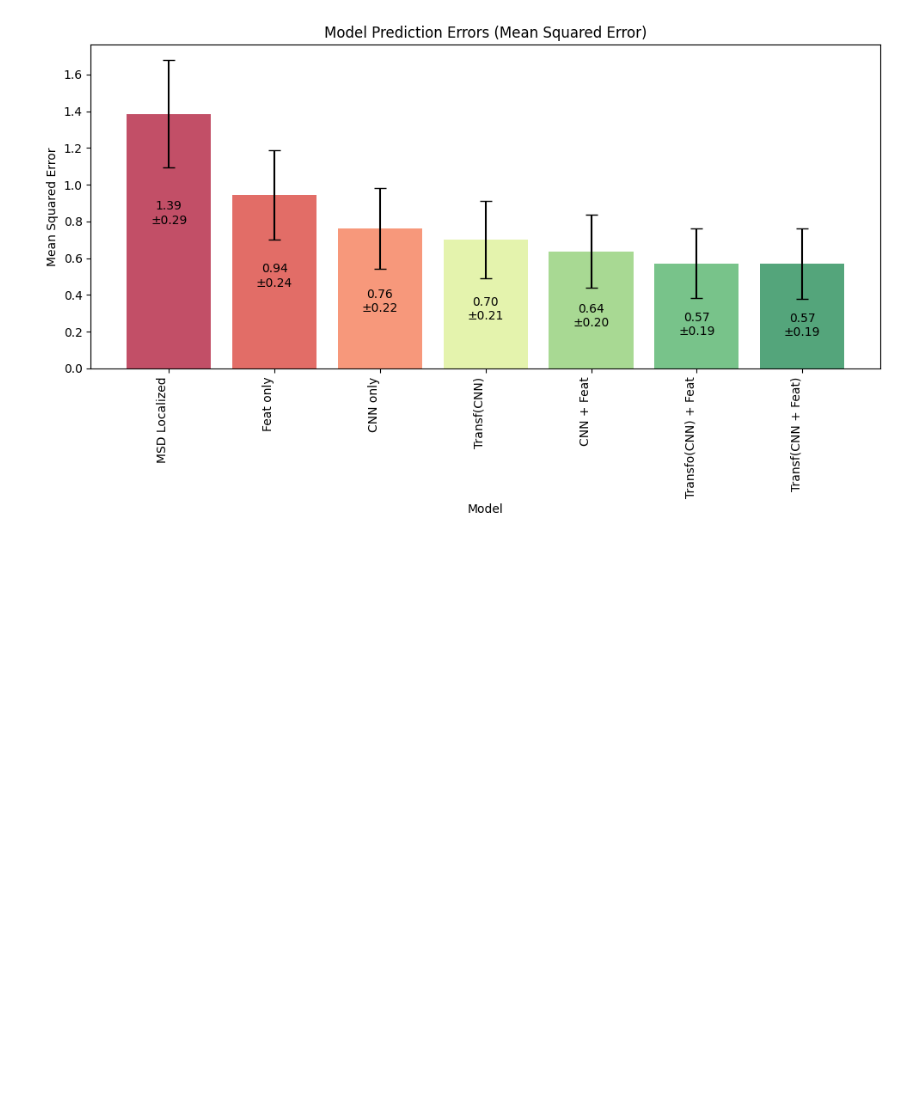
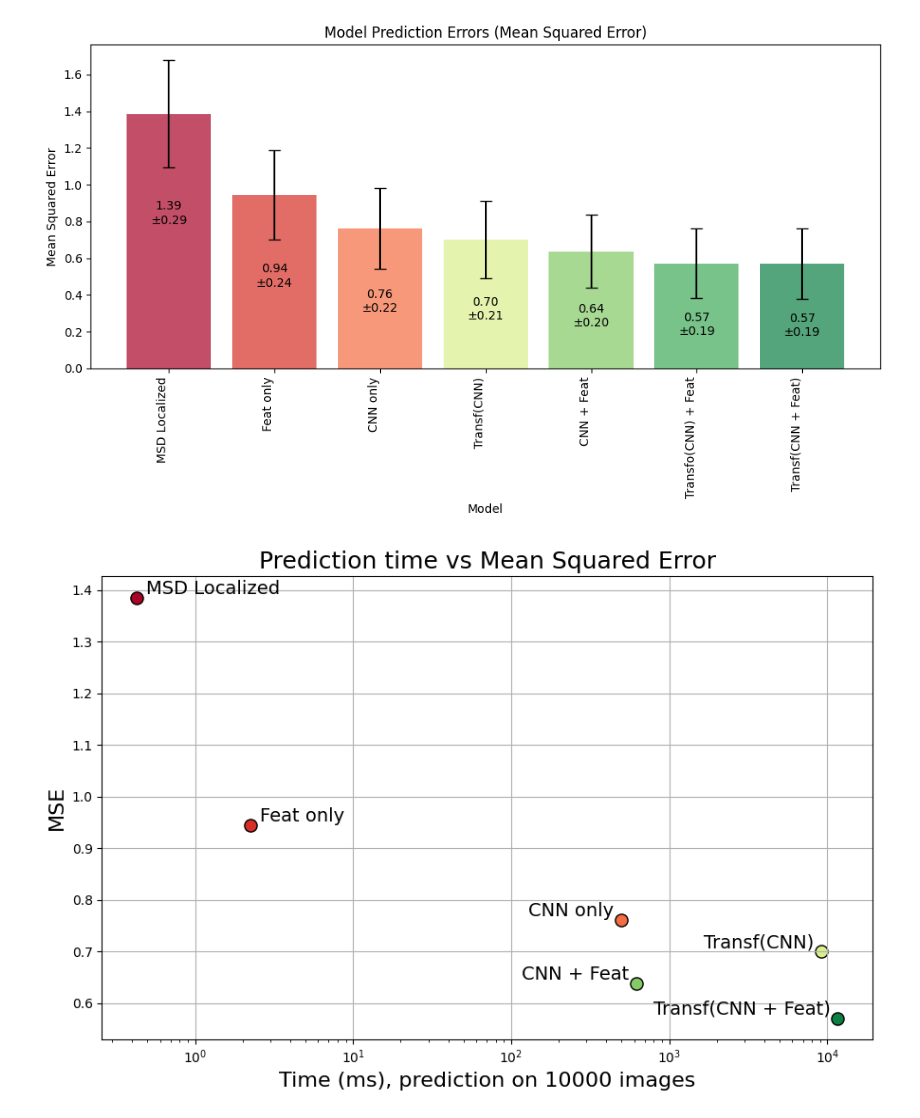
Before and after one commit to Biomedical-Imaging-Group/MolecularDiffusion_MiViT, a Jupyter notebook: poster_plots.ipynb, the cells around one changed output. Saved outputs shown, nothing was run; the diff lists cells and outputs as text; code cells hidden in the pictures; blank space fills up the shorter version.

Commit message:
Last commit before refactor. Framerate results

```diff
--- a/poster_plots.ipynb
+++ b/poster_plots.ipynb
@@ -97,3 +97,66 @@ path = "model_errors.csv"
 plot_model_errors_from_csv(path,colors_dict, results_poster_models)
 # %% [output]
 [figure]
+# %%
+time_dict = {
+    "MSD Localized": (0.429,0.014),
+    "Feat only": (2.24,0.2),
+
+    "Transf(CNN)": (9200,415),
+    "Transf(CNN + Feat)": (11600,135),
+    "CNN only": (496,22),
+    "CNN + Feat": (622,27),
+}
+colors_dict = {'MSD_Perfect': (0.007996924259900048, 0.42260668973471743, 0.22337562475970782, 1.0), 'CNN + Feat Aug': (0.4, 0.7411764705882353, 0.38823529411764707, 1.0), 'Transf(CNN + Feat) Aug': (0.007996924259900048, 0.42260668973471743, 0.22337562475970782, 1.0), 'MSD Localized': (0.6624375240292195, 0.014763552479815456, 0.1493271818531334, 1.0), 'MSD Frame': (0.8008458285274894, 0.14763552479815456, 0.1520953479430988, 1.0), 'Feat only': (0.8392925797770088, 0.18454440599769317, 0.1528642829680892, 1.0), 'CNN only': (0.9568627450980393, 0.42745098039215684, 0.2627450980392157, 1.0), 'CNN only Aug': (0.9914648212226067, 0.677354863514033, 0.37808535178777386, 1.0), 'Transf(CNN)': (0.8509803921568628, 0.9372549019607844, 0.5450980392156864, 1.0), 'Transf(CNN) Aug': (0.7098039215686277, 0.8763552479815456, 0.45374855824682825, 1.0), 'CNN + Feat': (0.5181084198385237, 0.7928489042675895, 0.4011534025374856, 1.0), 'Transfo(CNN) + Feat': (0.24805843906189928, 0.66720492118416, 0.3502499038831219, 1.0), 'Transf(CNN + Feat)': (0.04798154555940023, 0.4964244521337947, 0.2618223760092272, 1.0), 'MSD Perfect': (0.007996924259900048, 0.42260668973471743, 0.22337562475970782, 1.0), '': (0.007996924259900048, 0.42260668973471743, 0.22337562475970782, 1.0)}
+
+import pandas as pd
+
+# Load MSE data from CSV
+path = "model_errors.csv"
+df = pd.read_csv(path)
+
+# Create mse_dict with model names as keys and MSE values as values
+mse_dict = dict(zip(df["model"], df["mse"].astype(float)))
+
+
+def plot_time_vs_error(selected_models, color_dict, mse_dict, time_dict):
+    x = []
+    y = []
+    colors = []
+    labels = []
+
+    for model in selected_models:
+        if model not in mse_dict or model not in time_dict:
+            raise ValueError(f"Missing data for model '{model}' in mse_dict or time_dict.")
+        if model not in color_dict:
+            raise ValueError(f"Missing color for model '{model}' in color_dict.")
+
+        x.append(time_dict[model][0])
+        y.append(mse_dict[model])
+        colors.append(color_dict[model])
+        labels.append(model)
+
+    plt.figure(figsize=(9, 6))
+    for i in range(len(x)):
+        plt.scatter(x[i], y[i], s=90, color=colors[i], edgecolors='black', label=labels[i], marker='o')
+
+        # Manual positioning for each label to avoid overlap with points
+        offset_x = x[i] * 1.15 if i < 2 else x[i] * 0.9  # Horizontal offset
+        offset_y = y[i]
+
+        plt.text(offset_x, offset_y, labels[i], fontsize=14,
+                ha='left' if i < 2 else 'right',
+                va='bottom' )
+
+    plt.xlabel("Time (ms), prediction on 10000 images", fontsize=16)
+    plt.ylabel("MSE", fontsize=16)
+    plt.xscale('log')
+    plt.title("Prediction time vs Mean Squared Error", fontsize=18)
+    plt.grid(True)
+    plt.tight_layout()
+    plt.show()
+
+#plot_time_vs_error(sel_models, colors_dict, mse_dict, time_dict)
+plot_time_vs_error(time_dict.keys(), colors_dict, mse_dict, time_dict)
+# %% [output]
+[figure, added]
```
Also changed, not shown: 7 other files.
